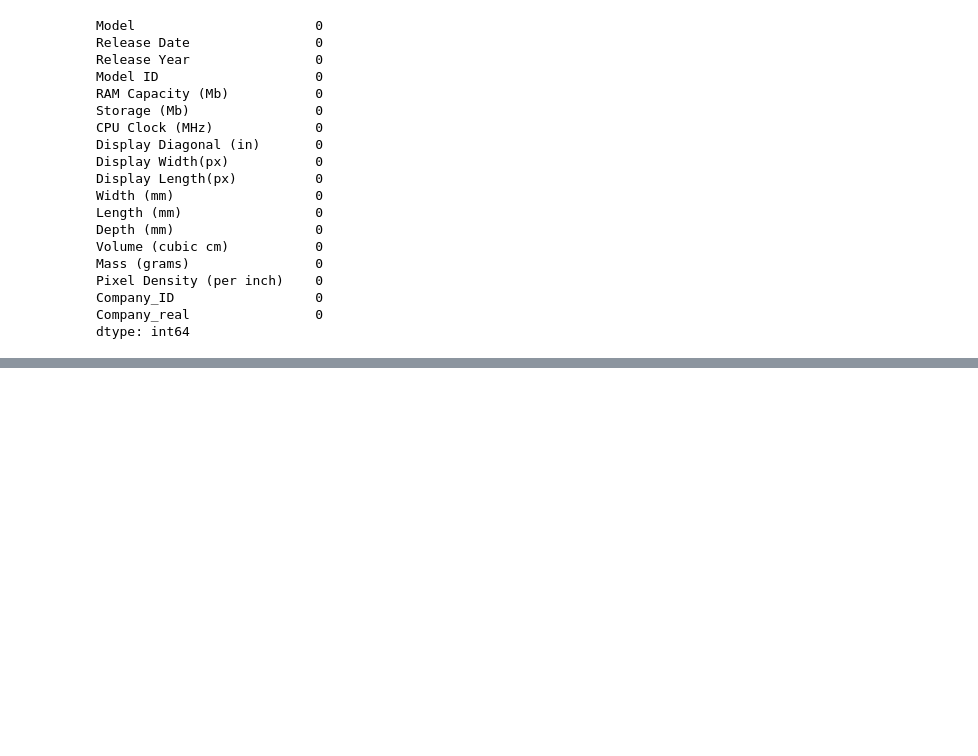
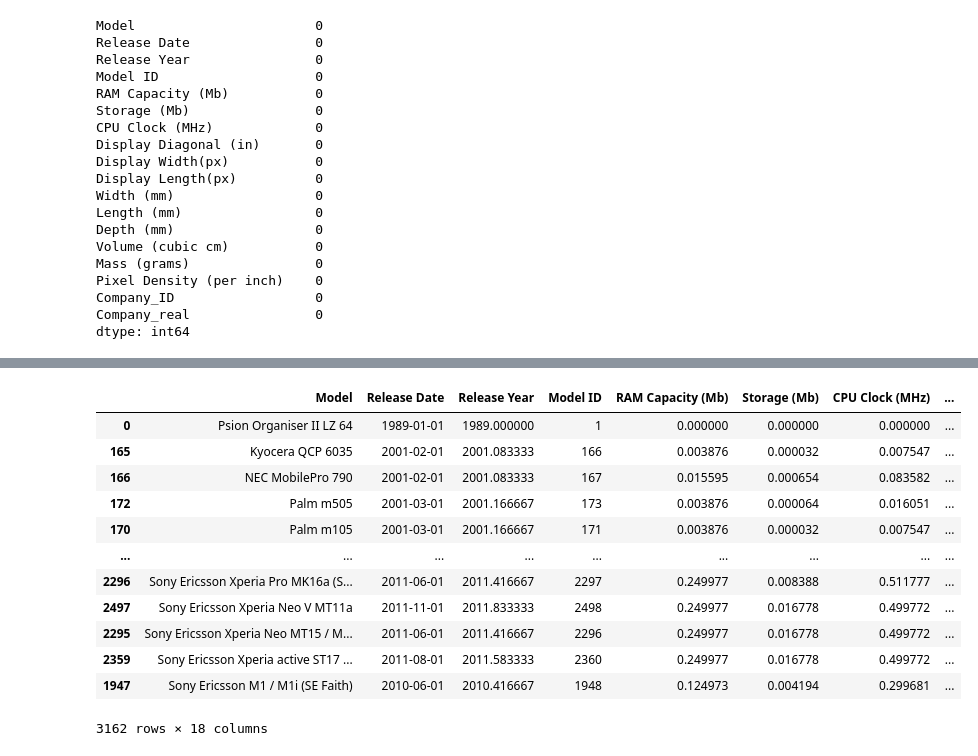
Before and after one commit to Yvnminc/data, a Jupyter notebook: data.ipynb, the cells around one changed output, grey strips where cells are left out. Saved outputs shown, nothing was run; the diff lists cells and outputs as text; code cells hidden in the pictures; blank space fills up the shorter version.

Commit message:
Company twbr

```diff
--- a/data.ipynb
+++ b/data.ipynb
@@ -205,7 +205,7 @@ product_model
 3162 rows × 17 columns
 # %%
 # Merge with company
-product_model_company = pd.merge(product_model,company,on='Company_ID',how='inner')
+product_model_company = pd.merge(product_model,company,on='Company_ID',how='left')
 product_model_company
 # %% [output]
 |  | Model | Release Date | Release Year | Model ID | RAM Capacity (Mb) | Storage (Mb) | CPU Clock (MHz) | ... |
@@ -224,3 +224,6 @@ product_model_company
+# %%
+# Fill null
+product_model_company.Company_real.fillna("Other",inplace=True)
 # %%
 # Sort by year
 product_model_company = product_model_company.sort_values(by = ["Release Year"])
@@ -250,0 +270,16 @@ product_model_company.to_csv("model.csv", index= False)
+# %%
+product_model_company.sort_values(by = ["Company_ID"])
+# %% [output]
+|  | Model | Release Date | Release Year | Model ID | RAM Capacity (Mb) | Storage (Mb) | CPU Clock (MHz) | ... |
+| 0 | Psion Organiser II LZ 64 | 1989-01-01 | 1989.000000 | 1 | 0.000000 | 0.000000 | 0.000000 | ... |
+| 165 | Kyocera QCP 6035 | 2001-02-01 | 2001.083333 | 166 | 0.003876 | 0.000032 | 0.007547 | ... |
+| 166 | NEC MobilePro 790 | 2001-02-01 | 2001.083333 | 167 | 0.015595 | 0.000654 | 0.083582 | ... |
+| 172 | Palm m505 | 2001-03-01 | 2001.166667 | 173 | 0.003876 | 0.000064 | 0.016051 | ... |
+| 170 | Palm m105 | 2001-03-01 | 2001.166667 | 171 | 0.003876 | 0.000032 | 0.007547 | ... |
+| ... | ... | ... | ... | ... | ... | ... | ... | ... |
+| 2296 | Sony Ericsson Xperia Pro MK16a (S... | 2011-06-01 | 2011.416667 | 2297 | 0.249977 | 0.008388 | 0.511777 | ... |
+| 2497 | Sony Ericsson Xperia Neo V MT11a | 2011-11-01 | 2011.833333 | 2498 | 0.249977 | 0.016778 | 0.499772 | ... |
+| 2295 | Sony Ericsson Xperia Neo MT15 / M... | 2011-06-01 | 2011.416667 | 2296 | 0.249977 | 0.016778 | 0.499772 | ... |
+| 2359 | Sony Ericsson Xperia active ST17 ... | 2011-08-01 | 2011.583333 | 2360 | 0.249977 | 0.016778 | 0.499772 | ... |
+| 1947 | Sony Ericsson M1 / M1i (SE Faith) | 2010-06-01 | 2010.416667 | 1948 | 0.124973 | 0.004194 | 0.299681 | ... |
+3162 rows × 18 columns
```
Also changed, not shown: parts of 3 cells of this notebook, 2 other files.
